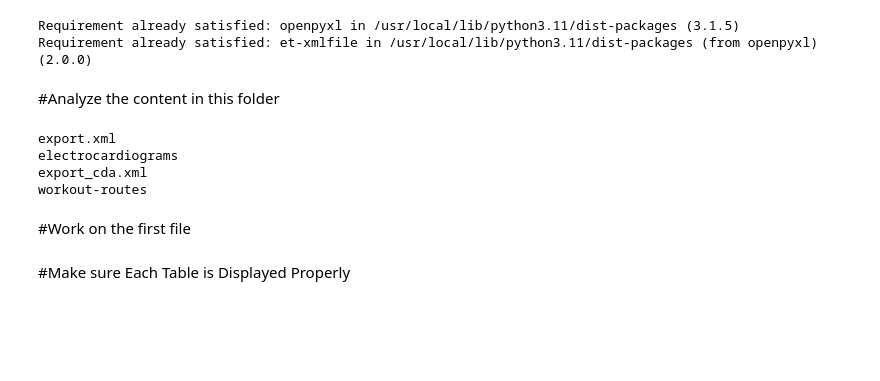
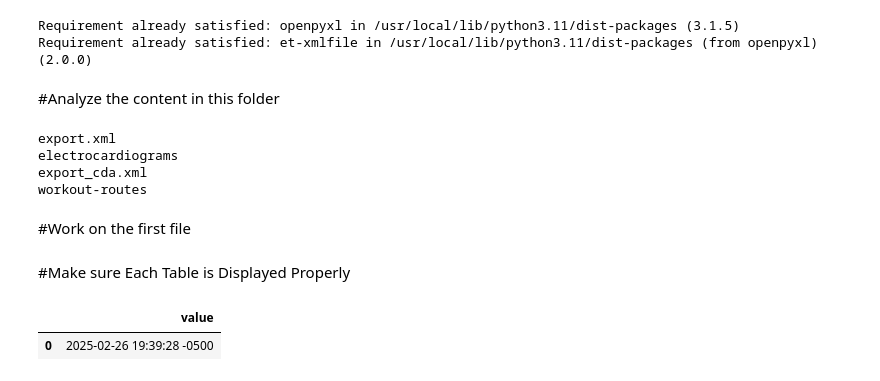
Before and after one commit to YomnaElmousalami/AppleHealthData_Analysis, a Jupyter notebook: Analyze_Sis_health_Data.ipynb, the cells around one changed output. Saved outputs shown, nothing was run; the diff lists cells and outputs as text; code cells hidden in the pictures; blank space fills up the shorter version.

```diff
--- a/Analyze_Sis_health_Data.ipynb
+++ b/Analyze_Sis_health_Data.ipynb
@@ -57,2 +55,7 @@ export_df
+# %%
+export_date_df
+# %% [output]
+|  | value |
+| 0 | 2025-02-26 19:39:28 -0500 |
 # %%
 me_df
```
Also changed, not shown: parts of 17 cells of this notebook.
